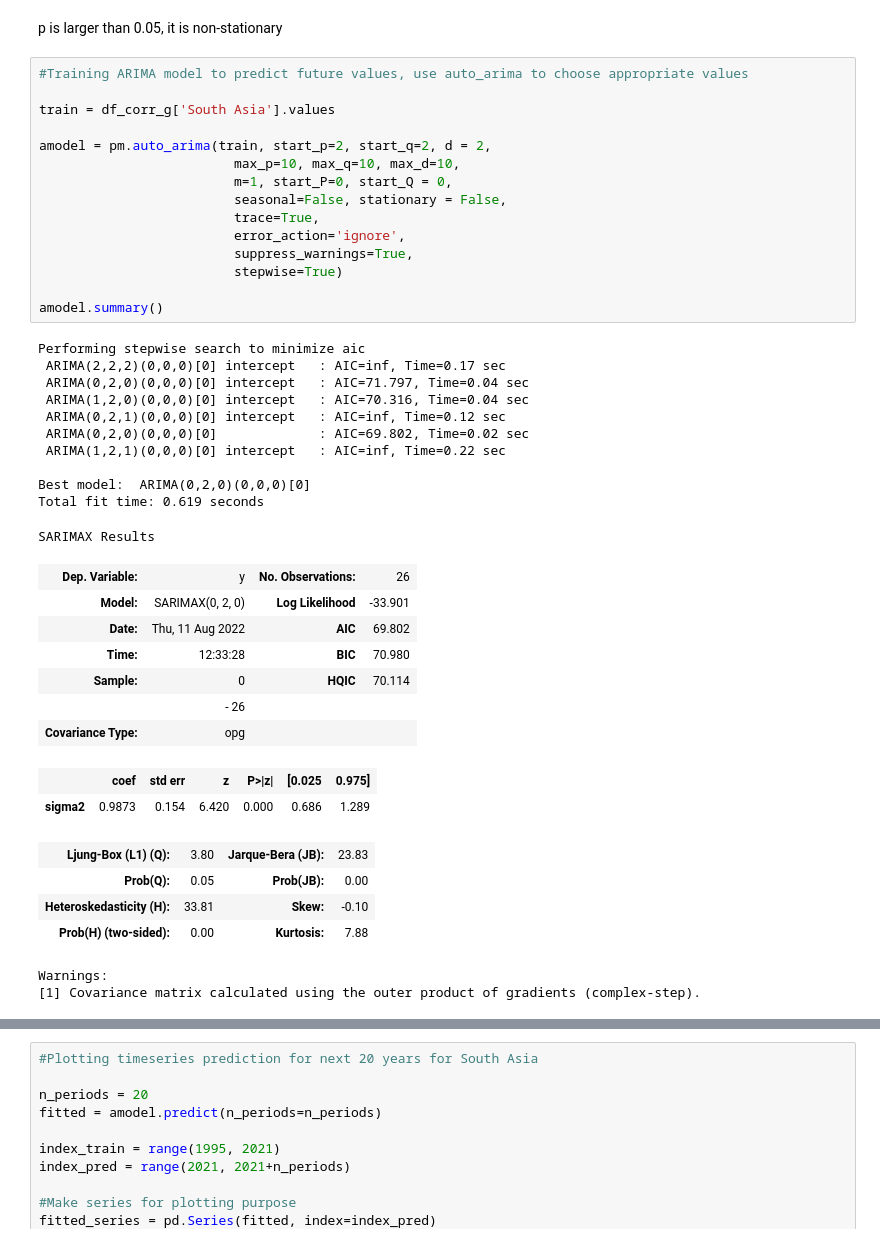
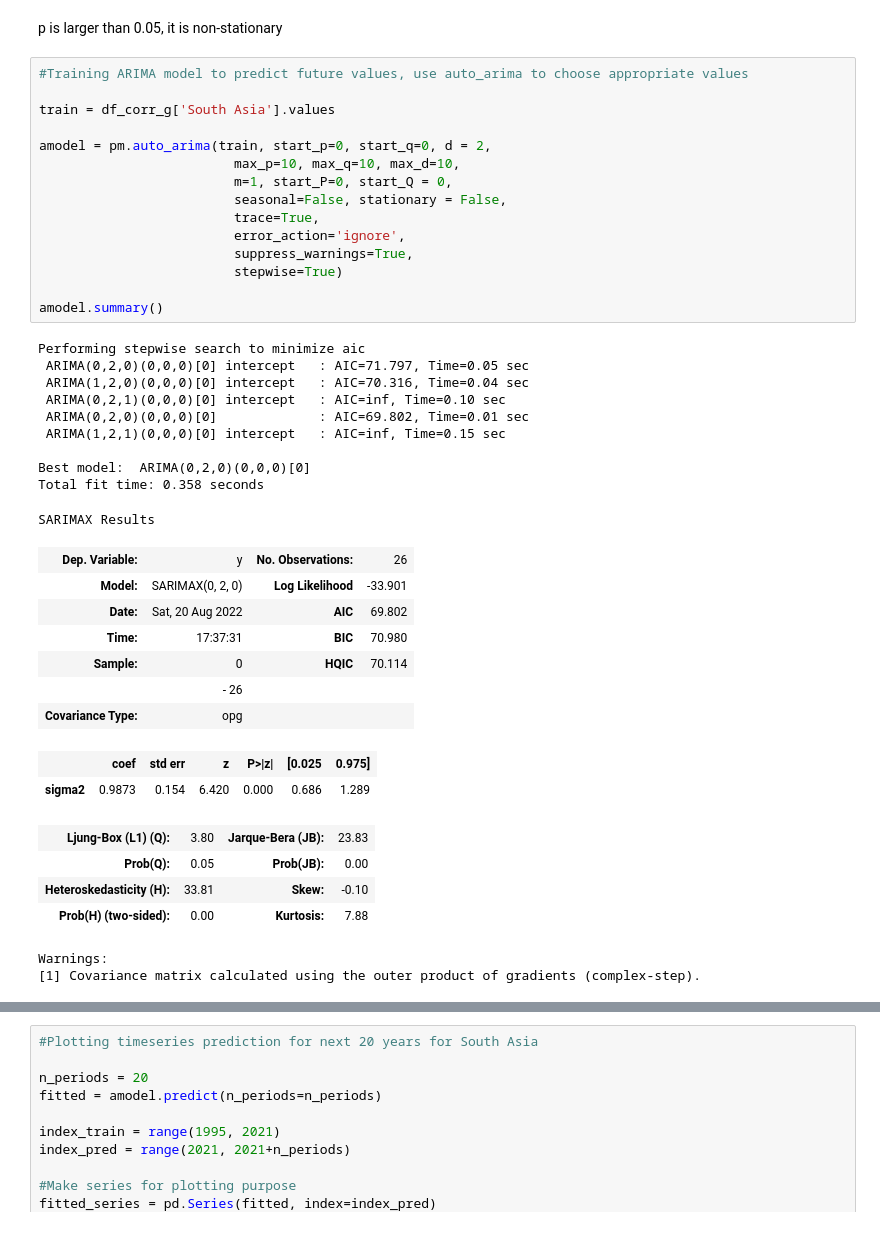
Before and after one commit to amgadellaboudy/Open_Earth, a Jupyter notebook: Open Earth Assignment_V2.ipynb, the cells around one changed output, grey strips where cells are left out. Drawn from its saved outputs; the diff is of its cells as text.

```diff
--- a/Open Earth Assignment_V2.ipynb
+++ b/Open Earth Assignment_V2.ipynb
@@ -464,34 +468,33 @@ p is larger than 0.05, it is non-stationary
 # %%
 #Training ARIMA model to predict future values, use auto_arima to choose appropriate values
 
 train = df_corr_g['South Asia'].values
 
-amodel = pm.auto_arima(train, start_p=2, start_q=2, d = 2,
+amodel = pm.auto_arima(train, start_p=0, start_q=0, d = 2,
                          max_p=10, max_q=10, max_d=10,
                          m=1, start_P=0, start_Q = 0,
                          seasonal=False, stationary = False,
                          trace=True,
                          error_action='ignore',
                          suppress_warnings=True,
                          stepwise=True)
 
 amodel.summary()
 # %% [output]
 Performing stepwise search to minimize aic
- ARIMA(2,2,2)(0,0,0)[0] intercept   : AIC=inf, Time=0.17 sec
- ARIMA(0,2,0)(0,0,0)[0] intercept   : AIC=71.797, Time=0.04 sec
+ ARIMA(0,2,0)(0,0,0)[0] intercept   : AIC=71.797, Time=0.05 sec
  ARIMA(1,2,0)(0,0,0)[0] intercept   : AIC=70.316, Time=0.04 sec
- ARIMA(0,2,1)(0,0,0)[0] intercept   : AIC=inf, Time=0.12 sec
- ARIMA(0,2,0)(0,0,0)[0]             : AIC=69.802, Time=0.02 sec
- ARIMA(1,2,1)(0,0,0)[0] intercept   : AIC=inf, Time=0.22 sec
+ ARIMA(0,2,1)(0,0,0)[0] intercept   : AIC=inf, Time=0.10 sec
+ ARIMA(0,2,0)(0,0,0)[0]             : AIC=69.802, Time=0.01 sec
+ ARIMA(1,2,1)(0,0,0)[0] intercept   : AIC=inf, Time=0.15 sec
 
 Best model:  ARIMA(0,2,0)(0,0,0)[0]
-Total fit time: 0.619 seconds
+Total fit time: 0.358 seconds
 SARIMAX Results
 | Dep. Variable: | y | No. Observations: | 26 |
 | Model: | SARIMAX(0, 2, 0) | Log Likelihood | -33.901 |
-| Date: | Thu, 11 Aug 2022 | AIC | 69.802 |
-| Time: | 12:33:28 | BIC | 70.980 |
+| Date: | Sat, 20 Aug 2022 | AIC | 69.802 |
+| Time: | 17:37:31 | BIC | 70.980 |
 | Sample: | 0 | HQIC | 70.114 |
 |  | - 26 |  |  |
 | Covariance Type: | opg |  |  |
```
Also changed, not shown: parts of 5 cells of this notebook.
